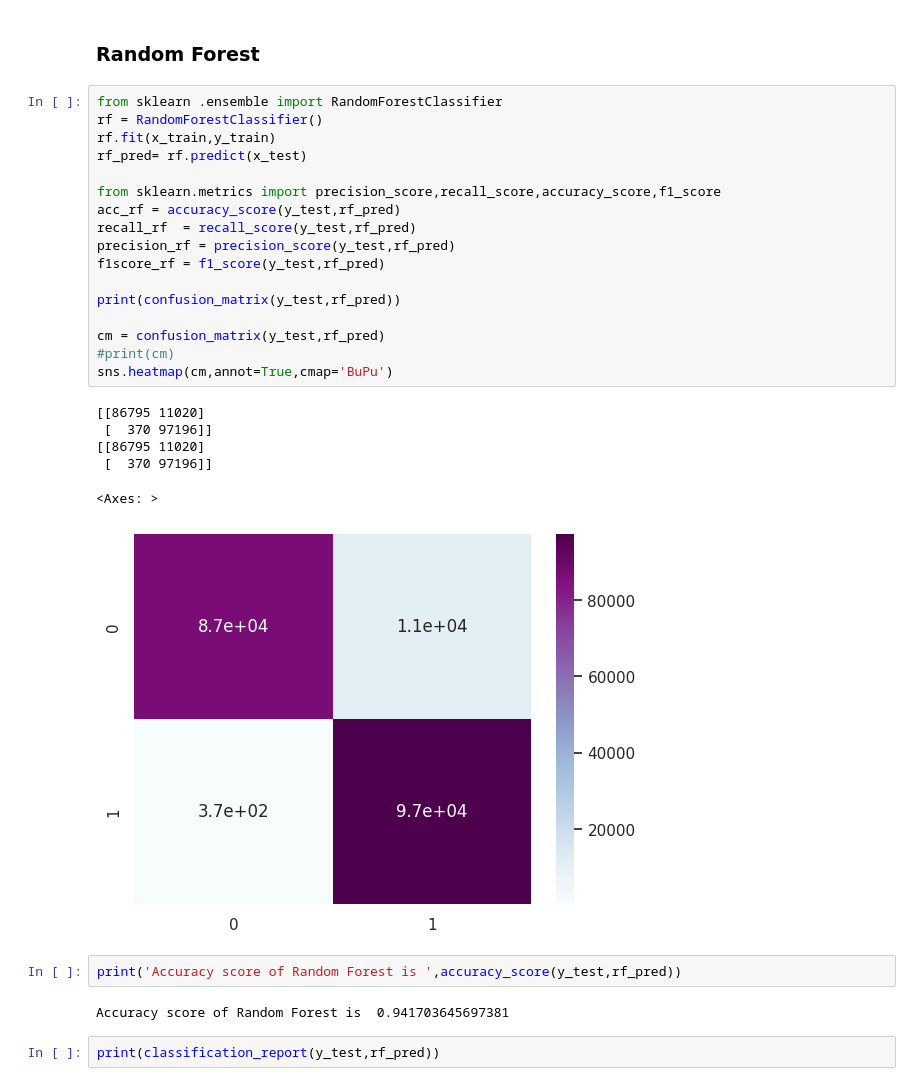
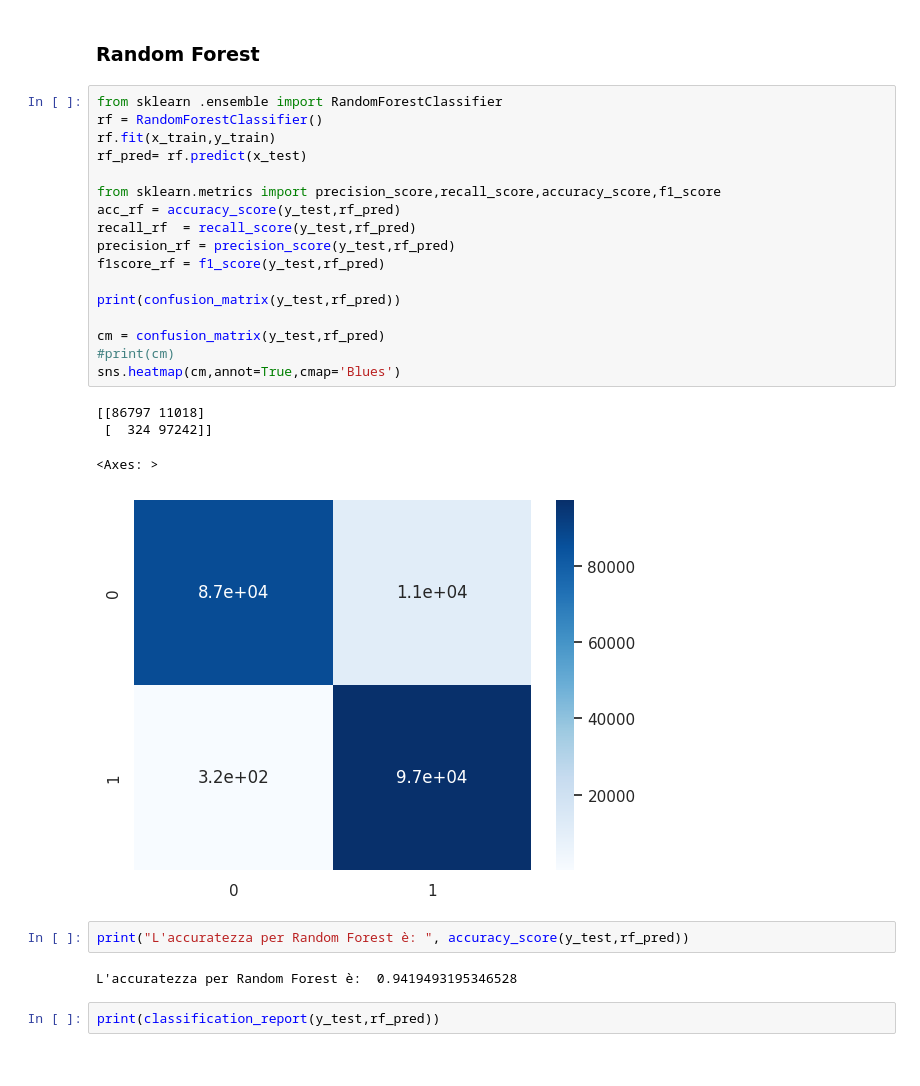
Before and after one commit to Andr-ea/professionAI, a Jupyter notebook: Fondamenti_di_machine_learning/project/ML_Fondamentals_Project.ipynb, the cells around one changed output. Drawn from its saved outputs; the diff is of its cells as text.

```diff
--- a/Fondamenti_di_machine_learning/project/ML_Fondamentals_Project.ipynb
+++ b/Fondamenti_di_machine_learning/project/ML_Fondamentals_Project.ipynb
@@ -455,31 +484,29 @@ ROC_AUC Score of KNN is: 0.8754366102237934
 # %%
 from sklearn .ensemble import RandomForestClassifier
 rf = RandomForestClassifier()
 rf.fit(x_train,y_train)
 rf_pred= rf.predict(x_test)
 
 from sklearn.metrics import precision_score,recall_score,accuracy_score,f1_score
 acc_rf = accuracy_score(y_test,rf_pred)
 recall_rf  = recall_score(y_test,rf_pred)
 precision_rf = precision_score(y_test,rf_pred)
 f1score_rf = f1_score(y_test,rf_pred)
 
 print(confusion_matrix(y_test,rf_pred))
 
 cm = confusion_matrix(y_test,rf_pred)
 #print(cm)
-sns.heatmap(cm,annot=True,cmap='BuPu')
+sns.heatmap(cm,annot=True,cmap='Blues')
 # %% [output]
-[[86795 11020]
- [  370 97196]]
-[[86795 11020]
- [  370 97196]]
+[[86797 11018]
+ [  324 97242]]
 <Axes: >
-[figure, old version]
+[figure, new version]
 # %%
-print('Accuracy score of Random Forest is ',accuracy_score(y_test,rf_pred))
+print("L'accuratezza per Random Forest è: ", accuracy_score(y_test,rf_pred))
 # %% [output]
-Accuracy score of Random Forest is  0.941703645697381
+L'accuratezza per Random Forest è:  0.9419493195346528
 # %%
 print(classification_report(y_test,rf_pred))
 # %% [output]
```
Also changed, not shown: parts of 19 cells of this notebook.
